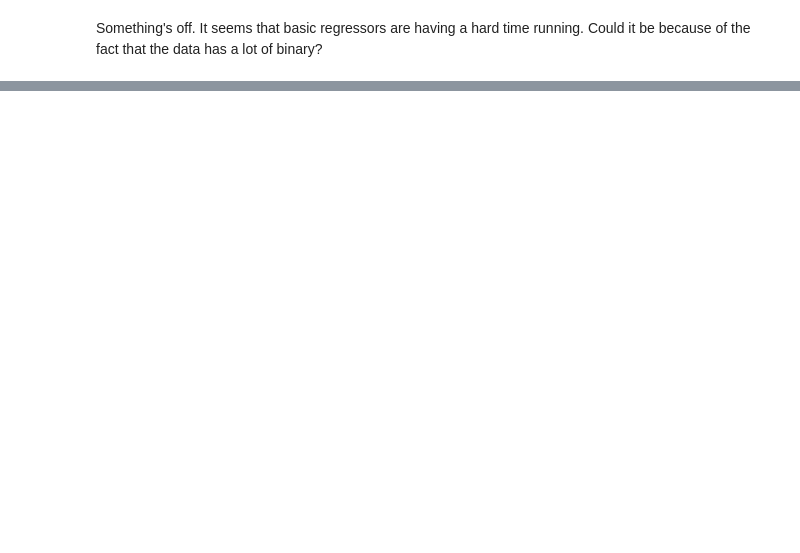
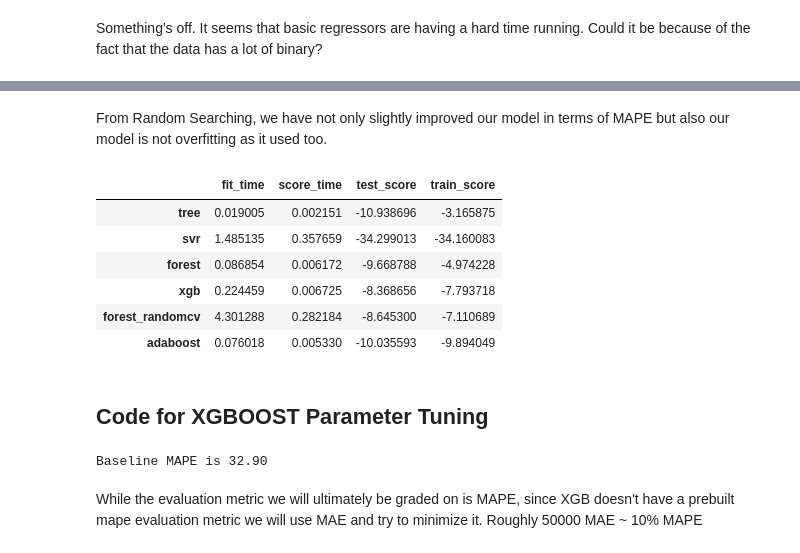
Before and after one commit to frankhu19/NBA2019, a Jupyter notebook: Processing and Modeling.ipynb, the cells around one changed output, grey strips where cells are left out. Saved outputs shown, nothing was run; the diff lists cells and outputs as text; code cells hidden in the pictures; blank space fills up the shorter version.

```diff
--- a/Processing and Modeling.ipynb
+++ b/Processing and Modeling.ipynb
@@ -315,0 +357,11 @@ RESULTS["ElasticNet"] = evaluate_model(ElasticNet(random_state=0))
+# %%
+X_train, X_test, y_train, y_test = train_test_split(X, y, test_size=0.2)
+# %%
+# Use the random grid to search for best hyperparameters
+# First create the base model to tune
+rf = RandomForestRegressor()
+# Random search of parameters, using 3 fold cross validation,
+# search across 100 different combinations, and use all available cores
+rf_random = RandomizedSearchCV(estimator = rf, param_distributions = random_grid, n_iter = 100, cv = 3, verbose=2, random_state=42, n_jobs = -1)
+# Fit the random search model
+rf_random.fit(X_train, y_train)
@@ -315,0 +472,2 @@ RESULTS["ElasticNet"] = evaluate_model(ElasticNet(random_state=0))
+# %%
+RESULTS["forest_randomcv"] = evaluate_model(rf_random.best_estimator_)
@@ -315,0 +483,2 @@ RESULTS["ElasticNet"] = evaluate_model(ElasticNet(random_state=0))
+# %% [markdown]
+From Random Searching, we have not only slightly improved our model in terms of MAPE but also our model is not overfitting as it used too.
@@ -315,0 +487,14 @@ RESULTS["ElasticNet"] = evaluate_model(ElasticNet(random_state=0))
+# %%
+RESULTS["adaboost"] = evaluate_model(AdaBoostRegressor())
+# %%
+display_results(RESULTS)
+# %% [output]
+|  | fit_time | score_time | test_score | train_score |
+| tree | 0.019005 | 0.002151 | -10.938696 | -3.165875 |
+| svr | 1.485135 | 0.357659 | -34.299013 | -34.160083 |
+| forest | 0.086854 | 0.006172 | -9.668788 | -4.974228 |
+| xgb | 0.224459 | 0.006725 | -8.368656 | -7.793718 |
+| forest_randomcv | 4.301288 | 0.282184 | -8.645300 | -7.110689 |
+| adaboost | 0.076018 | 0.005330 | -10.035593 | -9.894049 |
+# %% [markdown]
+## Code for XGBOOST Parameter Tuning ##
@@ -315,0 +505,9 @@ RESULTS["ElasticNet"] = evaluate_model(ElasticNet(random_state=0))
+# %%
+mean_train = np.mean(y_train)
+# Get predictions on the test set
+baseline_predictions = np.ones(y_test.shape) * mean_train
+# Compute MAE
+mae_baseline = mean_absolute_percentage_error(y_test, baseline_predictions)
+print("Baseline MAPE is {:.2f}".format(mae_baseline))
+# %% [output]
+Baseline MAPE is 32.90
@@ -315,0 +525,2 @@ RESULTS["ElasticNet"] = evaluate_model(ElasticNet(random_state=0))
+# %% [markdown]
+While the evaluation metric we will ultimately be graded on is MAPE, since XGB doesn't have a prebuilt mape evaluation metric we will use MAE and try to minimize it. Roughly 50000 MAE  ~ 10% MAPE
```
Also changed, not shown: parts of 39 cells of this notebook, 2 other files.
